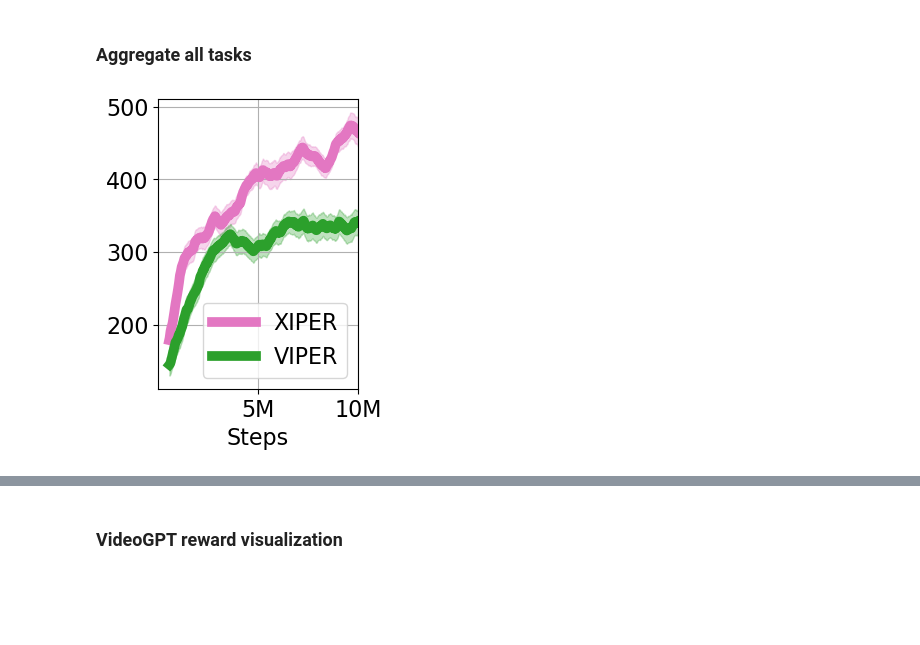
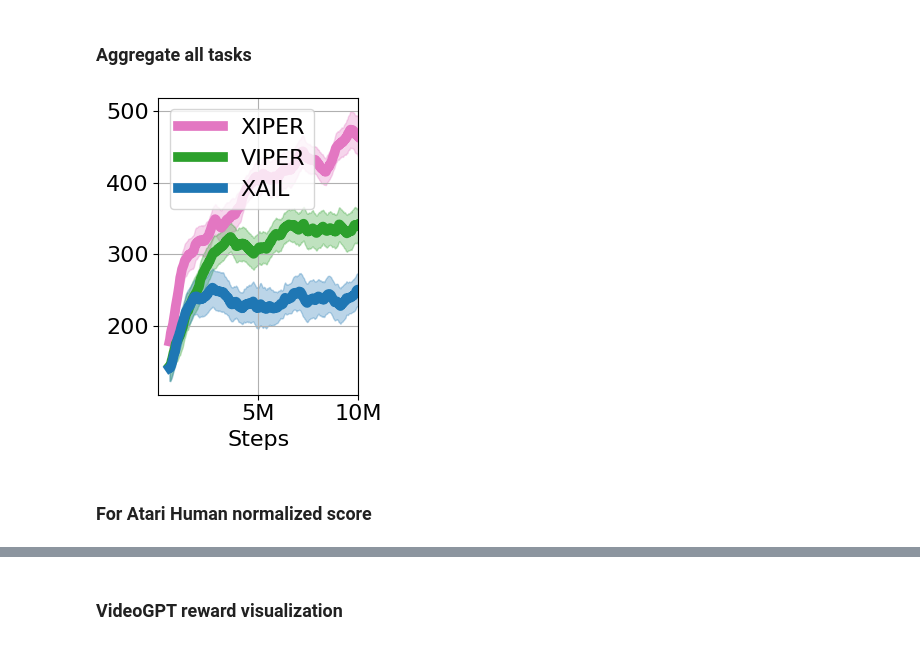
Before and after one commit to yangzhao-666/xiper, a Jupyter notebook: plot.ipynb, the cells around one changed output, grey strips where cells are left out. Saved outputs shown, nothing was run; the diff lists cells and outputs as text; code cells hidden in the pictures; blank space fills up the shorter version.

```diff
--- a/plot.ipynb
+++ b/plot.ipynb
@@ -96,7 +90,7 @@ def find_jsonl_files_recursively(folder_path):
     jsonl_files = []
     for root, dirs, files in os.walk(folder_path):
         for file in files:
-            if file.endswith('.jsonl'):
+            if file == 'scores.jsonl':
                 jsonl_files.append(os.path.join(root, file))
     return jsonl_files
 
@@ -329,0 +558,8 @@ plot_agent_folders(folders, labels, window_size=50, use_ste=True, color_list=col
+# %%
+folders = ['logdir/atari_pong/Xiper/', 'logdir/atari_pong/Xiper_500/']
+labels = ['XIPER-50', 'XIPER-500']
+
+base_rgb = to_rgb('tab:pink')
+color_list=[adjust_shade(base_rgb, 1), adjust_shade(base_rgb, 0.8), adjust_shade(base_rgb, 0.2), adjust_shade(base_rgb, 0.2)]
+
+plot_agent_folders(folders, labels, window_size=50, use_ste=True, color_list=color_list)
@@ -363,7 +601,7 @@ def find_jsonl_files_recursively(folder_path):
     jsonl_files = []
     for root, _, files in os.walk(folder_path):
         for file in files:
-            if file.endswith('.jsonl'):
+            if file == 'scores.jsonl':
                 jsonl_files.append(os.path.join(root, file))
     return jsonl_files
 
@@ -440,8 +678,8 @@ def aggregate_across_tasks(agent_task_folders, window_size=50, use_ste=True):
     return valid_steps, avg_mean, combined_ste
 
 # ---------- Plotting ----------
-def plot_agents_across_tasks(agent_task_folders, labels=None, window_size=50, use_ste=True, color_list=['tab:green', 'tab:blue', 'tab:red', 'tab:orange', 'tab:purple']):
-    plt.figure(figsize=(3, 4))
+def plot_agents_across_tasks(agent_task_folders, labels=None, window_size=50, use_ste=True, color_list=['tab:green', 'tab:blue', 'tab:red', 'tab:orange', 'tab:purple'], figsize=(3,4)):
+    plt.figure(figsize=figsize)
 
     for i, folders in enumerate(agent_task_folders):
         try:
@@ -468,29 +706,40 @@ def plot_agents_across_tasks(agent_task_folders, labels=None, window_size=50, us
     plt.show()
 # %%
 agent_task_folders = [
-    ['logdir/dmc_cheetah_run/Xiper_ot_R/',
-     'logdir/dmc_cartpole_balance/Xiper_ot_R/',
-     'logdir/dmc_cartpole_swingup/Xiper_ot_R/',
-     'logdir/dmc_quadruped_walk/Xiper_ot_R/',
-     'logdir/dmc_pointmass_easy/Xiper_ot_R/',
-     'logdir/dmc_cup_catch/Xiper_ot_R/',
-     'logdir/dmc_pendulum_swingup/Xiper_ot_R/',
-     'logdir/dmc_quadruped_run/Xiper_ot_R/'
+    ['logdir/DMC_results_xiper_viper/dmc_cheetah_run/Xiper_ot_R/',
+     'logdir/DMC_results_xiper_viper/dmc_cartpole_balance/Xiper_ot_R/',
+     'logdir/DMC_results_xiper_viper/dmc_cartpole_swingup/Xiper_ot_R/',
+     'logdir/DMC_results_xiper_viper/dmc_quadruped_walk/Xiper_ot_R/',
+     'logdir/DMC_results_xiper_viper/dmc_pointmass_easy/Xiper_ot_R/',
+     'logdir/DMC_results_xiper_viper/dmc_cup_catch/Xiper_ot_R/',
+     'logdir/DMC_results_xiper_viper/dmc_pendulum_swingup/Xiper_ot_R/',
+     'logdir/DMC_results_xiper_viper/dmc_quadruped_run/Xiper_ot_R/'
     ],
 
-    ['logdir/dmc_cheetah_run/Viper/',
-     'logdir/dmc_cartpole_balance/Viper/',
-     'logdir/dmc_cartpole_swingup/Viper/',
-     'logdir/dmc_quadruped_walk/Viper_3_seeds/',
-     'logdir/dmc_pointmass_easy/Viper/',
-     'logdir/dmc_cup_catch/Viper_3_seeds/',
-     'logdir/dmc_pendulum_swingup/Viper_3_seeds/',
-     'logdir/dmc_quadruped_run/Viper_3_seeds/'
+    ['logdir/DMC_results_xiper_viper/dmc_cheetah_run/Viper/',
+     'logdir/DMC_results_xiper_viper/dmc_cartpole_balance/Viper/',
+     'logdir/DMC_results_xiper_viper/dmc_cartpole_swingup/Viper/',
+     'logdir/DMC_results_xiper_viper/dmc_quadruped_walk/Viper_3_seeds/',
+     'logdir/DMC_results_xiper_viper/dmc_pointmass_easy/Viper/',
+     'logdir/DMC_results_xiper_viper/dmc_cup_catch/Viper_3_seeds/',
+     'logdir/DMC_results_xiper_viper/dmc_pendulum_swingup/Viper_3_seeds/',
+     'logdir/DMC_results_xiper_viper/dmc_quadruped_run/Viper_3_seeds/'
+    ],
+      ['logdir/dmc_cheetah_run/XAIL/',
+     'logdir/dmc_cartpole_balance/XAIL/',
+     'logdir/dmc_cartpole_swingup/XAIL/',
+     'logdir/dmc_quadruped_walk/XAIL/',
+     'logdir/dmc_pointmass_easy/XAIL/',
+     'logdir/dmc_cup_catch/XAIL/',
+     'logdir/dmc_pendulum_swingup/XAIL/',
+     'logdir/dmc_quadruped_run/XAIL/'
     ],
 ]
 
-labels = ['XIPER', 'VIPER']
-color_list = ['tab:pink', 'tab:green', 'tab:grey', 'tab:blue']
+labels = ['XIPER', 'VIPER', 'XAIL']
+color_list = ['tab:pink', 'tab:green', 'tab:blue']
 plot_agents_across_tasks(agent_task_folders, labels, window_size=50, color_list=color_list)
 # %% [output]
-[figure, old version]
+[figure, new version]
+# %% [markdown]
+### For Atari Human normalized score
```
Also changed, not shown: parts of 38 cells of this notebook, 27 other files.
